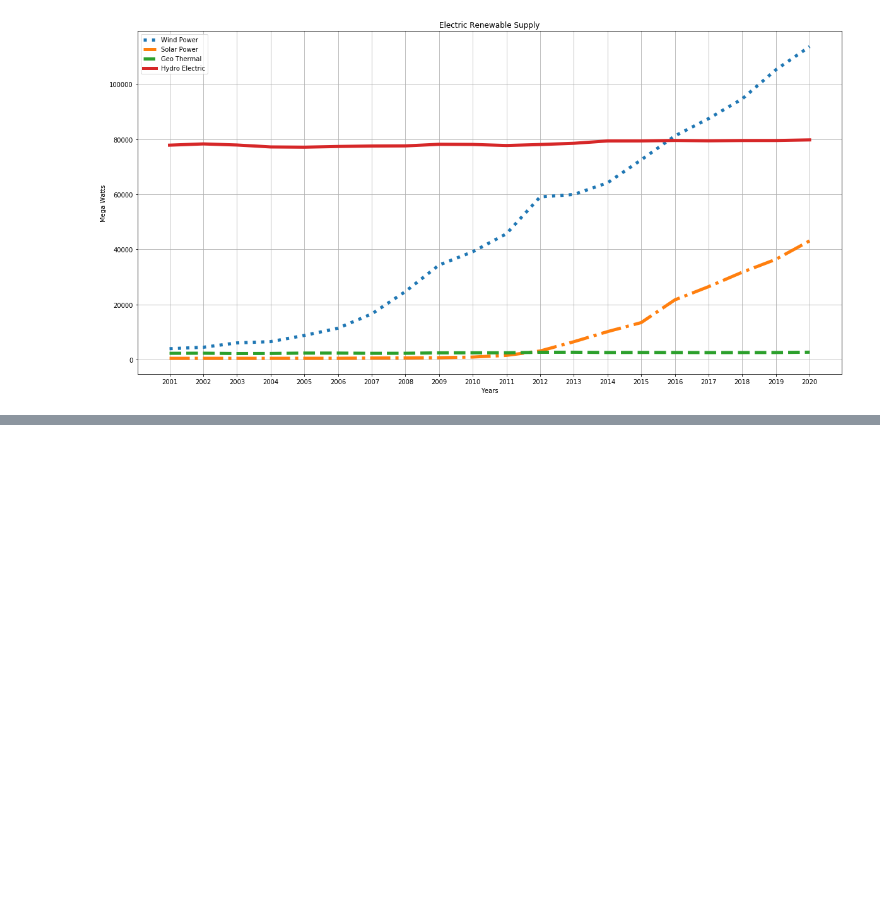
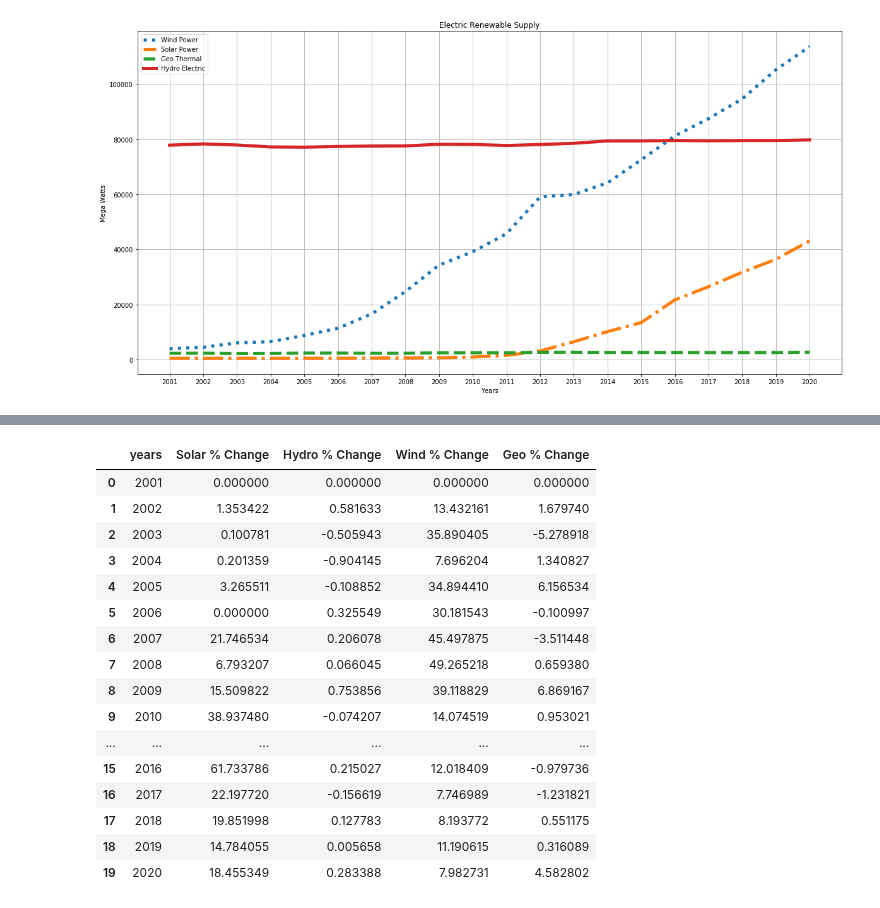
Before and after one commit to us-energy-analysis/Energy-analysis, a Jupyter notebook: USEnergyProduction.ipynb, the cells around one changed output, grey strips where cells are left out. Cells and saved outputs as stored; diff of their text form; code cells hidden in the pictures; blank space fills up the shorter version.

```diff
--- a/USEnergyProduction.ipynb
+++ b/USEnergyProduction.ipynb
@@ -131,3 +131,50 @@ Text(0.5, 0, 'Years')
 # %%
 renewable_supply_df.to_csv("resources/renewable_supply.csv")
 electric_generation_df.to_csv("resources/electrical_generation.csv")
+# %%
+def percent_change_cal(capacity, percent_change):
+    i = 0
+    for supply in capacity:
+        if(i == 0):
+            percent_change.append(0)
+        else:
+            percent_change.append((supply - capacity[i - 1]) / capacity[i - 1] * 100)
+        i += 1
+
+solar_percent_change = []
+hydro_percent_change = []
+wind_percent_change = []
+geo_percent_change = []
+percent_change_cal(renewable_Net_Capacity[1], solar_percent_change)
+percent_change_cal(renewable_Net_Capacity[3], hydro_percent_change)
+percent_change_cal(renewable_Net_Capacity[0], wind_percent_change)
+percent_change_cal(renewable_Net_Capacity[2], geo_percent_change)
+
+
+renewable_percent_change_df = pd.DataFrame({
+    'years' : renewable_years[0],
+    'Solar % Change' : solar_percent_change,
+    'Hydro % Change' : hydro_percent_change,
+    'Wind % Change' : wind_percent_change,
+    'Geo % Change' : geo_percent_change
+})
+
+renewable_percent_change_df
+# %% [output]
+|  | years | Solar % Change | Hydro % Change | Wind % Change | Geo % Change |
+| 0 | 2001 | 0.000000 | 0.000000 | 0.000000 | 0.000000 |
+| 1 | 2002 | 1.353422 | 0.581633 | 13.432161 | 1.679740 |
+| 2 | 2003 | 0.100781 | -0.505943 | 35.890405 | -5.278918 |
+| 3 | 2004 | 0.201359 | -0.904145 | 7.696204 | 1.340827 |
+| 4 | 2005 | 3.265511 | -0.108852 | 34.894410 | 6.156534 |
+| 5 | 2006 | 0.000000 | 0.325549 | 30.181543 | -0.100997 |
+| 6 | 2007 | 21.746534 | 0.206078 | 45.497875 | -3.511448 |
+| 7 | 2008 | 6.793207 | 0.066045 | 49.265218 | 0.659380 |
+| 8 | 2009 | 15.509822 | 0.753856 | 39.118829 | 6.869167 |
+| 9 | 2010 | 38.937480 | -0.074207 | 14.074519 | 0.953021 |
+| ... | ... | ... | ... | ... | ... |
+| 15 | 2016 | 61.733786 | 0.215027 | 12.018409 | -0.979736 |
+| 16 | 2017 | 22.197720 | -0.156619 | 7.746989 | -1.231821 |
+| 17 | 2018 | 19.851998 | 0.127783 | 8.193772 | 0.551175 |
+| 18 | 2019 | 14.784055 | 0.005658 | 11.190615 | 0.316089 |
+| 19 | 2020 | 18.455349 | 0.283388 | 7.982731 | 4.582802 |
```
Also changed, not shown: parts of 8 cells of this notebook, 5 other files.
